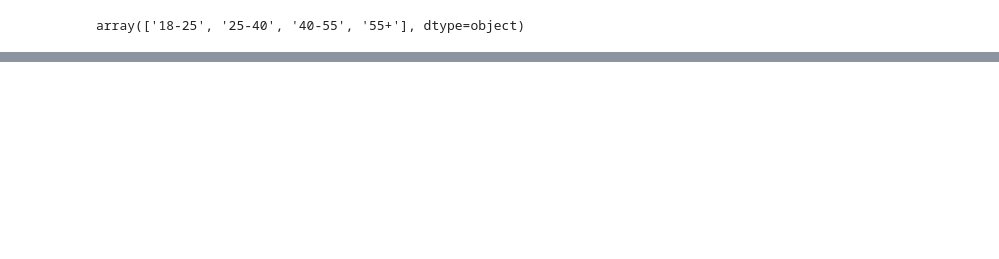
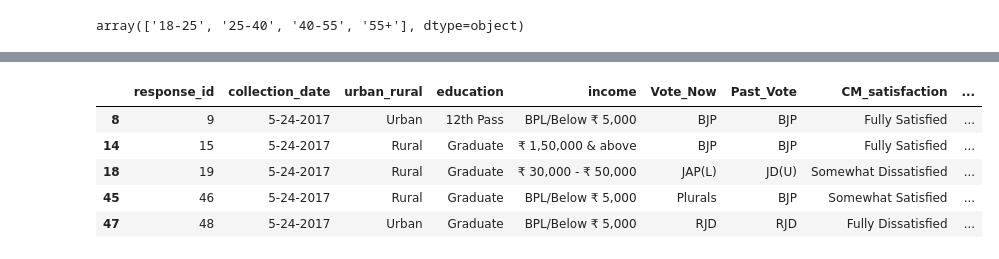
Before and after one commit to Shubam27/Google-Colab-Work, a Jupyter notebook: Survey_Dataset.ipynb, the cells around one changed output, grey strips where cells are left out. Saved outputs shown, nothing was run; the diff lists cells and outputs as text; code cells hidden in the pictures; blank space fills up the shorter version.

```diff
--- a/Survey_Dataset.ipynb
+++ b/Survey_Dataset.ipynb
@@ -237,0 +351,11 @@ array(['18-25', '25-40', '40-55', '55+'], dtype=object)
+# %%
+MLA=data[data['MLA_satisfaction'] == 'Fully Dissatisfied']
+# %%
+MLA.head()
+# %% [output]
+|  | response_id | collection_date | urban_rural | education | income | Vote_Now | Past_Vote | CM_satisfaction | ... |
+| 8 | 9 | 5-24-2017 | Urban | 12th Pass | BPL/Below ₹ 5,000 | BJP | BJP | Fully Satisfied | ... |
+| 14 | 15 | 5-24-2017 | Rural | Graduate | ₹ 1,50,000 & above | BJP | BJP | Fully Satisfied | ... |
+| 18 | 19 | 5-24-2017 | Rural | Graduate | ₹ 30,000 - ₹ 50,000 | JAP(L) | JD(U) | Somewhat Dissatisfied | ... |
+| 45 | 46 | 5-24-2017 | Rural | Graduate | BPL/Below ₹ 5,000 | Plurals | BJP | Somewhat Satisfied | ... |
+| 47 | 48 | 5-24-2017 | Urban | Graduate | BPL/Below ₹ 5,000 | RJD | RJD | Fully Dissatisfied | ... |
```
Also changed, not shown: parts of 28 cells of this notebook.
